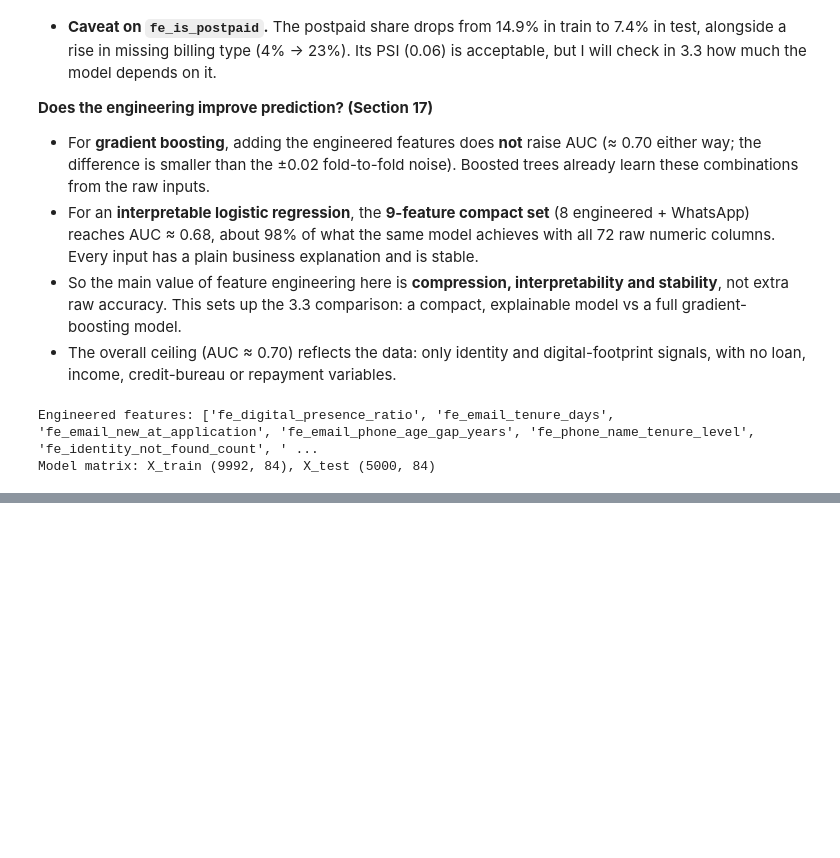
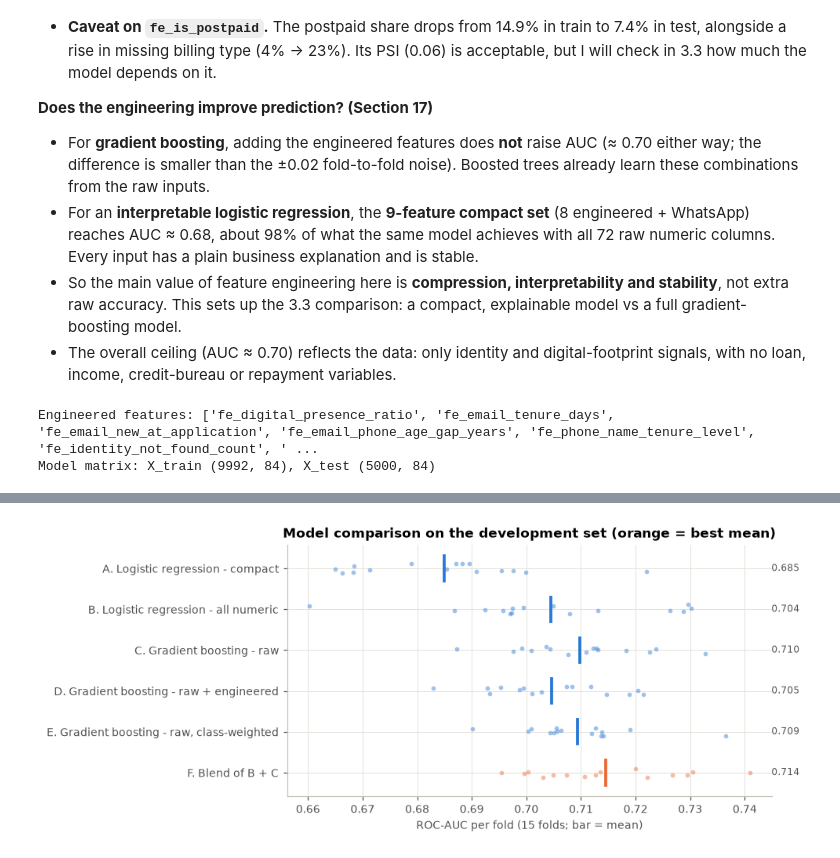
Before and after one commit to Pacesetter55/Fraud_detection, a Jupyter notebook: Model code_priyanshu.ipynb, the cells around one changed output, grey strips where cells are left out. Drawn from its saved outputs; the diff is of its cells as text; code cells hidden in the pictures; blank space fills up the shorter version.

Commit message:
Model development and key findings

```diff
--- a/Model code_priyanshu.ipynb
+++ b/Model code_priyanshu.ipynb
@@ -1406,0 +1588,29 @@ Model matrix: X_train (9992, 84), X_test (5000, 84)
+# %%
+candidates = {
+    "A. Logistic regression - compact": (make_logit(BEST_C["compact"]), COMPACT_COLS),
+    "B. Logistic regression - all numeric": (make_logit(BEST_C["all numeric"]), NUMERIC_MODEL_COLS),
+    "C. Gradient boosting - raw": (make_gbm(**BEST_GBM), RAW_COLS),
+    "D. Gradient boosting - raw + engineered": (make_gbm(**BEST_GBM), list(X_train.columns)),
+    "E. Gradient boosting - raw, class-weighted": (make_gbm(**BEST_GBM, class_weight="balanced"), RAW_COLS),
+    "F. Blend of B + C": (BlendClassifier(RAW_COLS, NUMERIC_MODEL_COLS, BEST_GBM, BEST_C["all numeric"]), list(X_train.columns)),
+}
+cv_compare = RepeatedStratifiedKFold(n_splits=5, n_repeats=3, random_state=RANDOM_STATE)
+fold_auc = {name: [] for name in candidates}
+fold_ap = {name: [] for name in candidates}
+for tr, va in cv_compare.split(X_dev, y_dev):
+    for name, (model, cols) in candidates.items():
+        p = clone(model).fit(X_dev.iloc[tr][cols], y_dev.iloc[tr]).predict_proba(X_dev.iloc[va][cols])[:, 1]
+        fold_auc[name].append(roc_auc_score(y_dev.iloc[va], p))
+        fold_ap[name].append(average_precision_score(y_dev.iloc[va], p))
+
+fold_auc, fold_ap = pd.DataFrame(fold_auc), pd.DataFrame(fold_ap)
+best_name = fold_auc.mean().idxmax()
+comparison = pd.DataFrame({
+    "n_inputs": {n: len(c) for n, (_, c) in candidates.items()},
+    "ROC_AUC_mean": fold_auc.mean(), "ROC_AUC_std": fold_auc.std(),
+    "PR_AUC_mean": fold_ap.mean(),
+    "AUC_diff_vs_best": fold_auc.mean() - fold_auc[best_name].mean(),
+    "paired_diff_std": fold_auc.sub(fold_auc[best_name], axis=0).std(),
+    "folds_where_best_wins": fold_auc.lt(fold_auc[best_name], axis=0).sum(),
+}).round(4)
+comparison
@@ -1406,0 +1625,16 @@ Model matrix: X_train (9992, 84), X_test (5000, 84)
+# %%
+fig, ax = plt.subplots(figsize=(9, 3.8))
+names = list(candidates)
+rng_jit = np.random.default_rng(0)
+for i, n in enumerate(names):
+    col = ORANGE if n == best_name else BLUE
+    ax.scatter(fold_auc[n], i + rng_jit.uniform(-0.12, 0.12, len(fold_auc)), s=14, color=col, alpha=0.45, linewidths=0)
+    ax.plot([fold_auc[n].mean()] * 2, [i - 0.3, i + 0.3], color=col, linewidth=2.5)
+    ax.text(fold_auc.values.max() + 0.004, i, f"{fold_auc[n].mean():.3f}", va="center", fontsize=8, color=INK)
+ax.set_yticks(range(len(names)), names)
+ax.invert_yaxis()
+ax.set_xlabel("ROC-AUC per fold (15 folds; bar = mean)")
+ax.set_title("Model comparison on the development set (orange = best mean)")
+plt.tight_layout(); plt.show()
+# %% [output]
+[figure, added]
```
Also changed, not shown: parts of 44 cells of this notebook, 1 other file.
